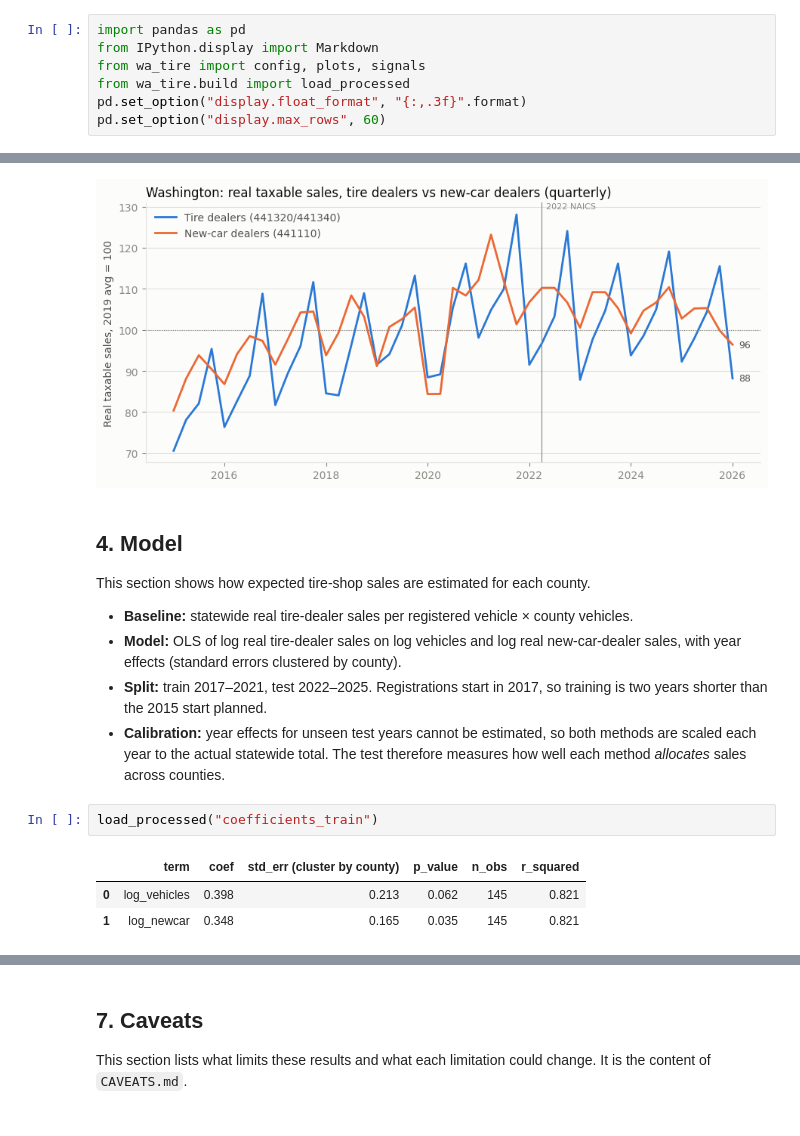
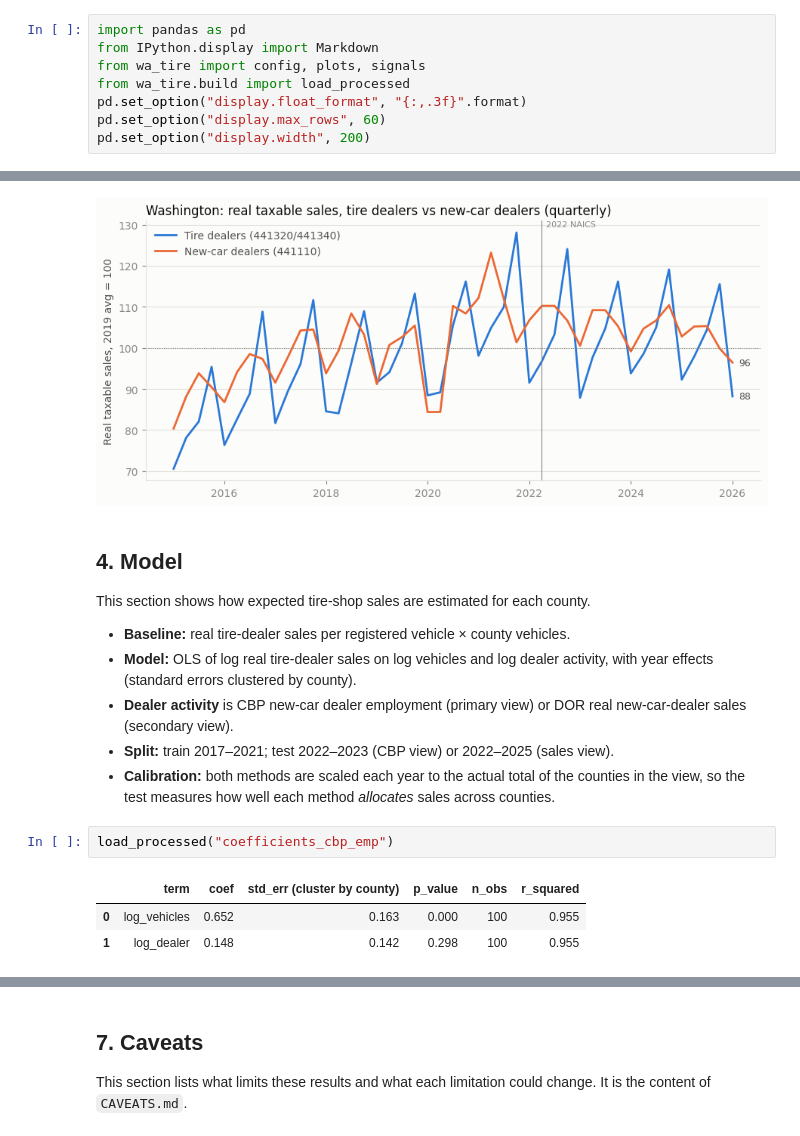
Before and after one commit to gisaf22/wa-tire-market-opportunity, a Jupyter notebook: notebooks/wa_tire_opportunity.ipynb, the cells around one changed output, grey strips where cells are left out. Drawn from its saved outputs; the diff is of its cells as text.

```diff
--- a/notebooks/wa_tire_opportunity.ipynb
+++ b/notebooks/wa_tire_opportunity.ipynb
@@ -17,6 +17,7 @@ from wa_tire import config, plots, signals
 from wa_tire.build import load_processed
 pd.set_option("display.float_format", "{:,.3f}".format)
 pd.set_option("display.max_rows", 60)
+pd.set_option("display.width", 200)
 # %% [markdown]
 ## 2. Data
 
@@ -62,13 +63,14 @@ plots.statewide_index(cq);
 
 This section shows how expected tire-shop sales are estimated for each county.
 
-- **Baseline:** statewide real tire-dealer sales per registered vehicle × county vehicles.
-- **Model:** OLS of log real tire-dealer sales on log vehicles and log real new-car-dealer sales, with year effects (standard errors clustered by county).
-- **Split:** train 2017–2021, test 2022–2025. Registrations start in 2017, so training is two years shorter than the 2015 start planned.
-- **Calibration:** year effects for unseen test years cannot be estimated, so both methods are scaled each year to the actual statewide total. The test therefore measures how well each method *allocates* sales across counties.
+- **Baseline:** real tire-dealer sales per registered vehicle × county vehicles.
+- **Model:** OLS of log real tire-dealer sales on log vehicles and log dealer activity, with year effects (standard errors clustered by county).
+- **Dealer activity** is CBP new-car dealer employment (primary view) or DOR real new-car-dealer sales (secondary view).
+- **Split:** train 2017–2021; test 2022–2023 (CBP view) or 2022–2025 (sales view).
+- **Calibration:** both methods are scaled each year to the actual total of the counties in the view, so the test measures how well each method *allocates* sales across counties.
 # %%
-load_processed("coefficients_train")
+load_processed("coefficients_cbp_emp")
 # %% [output]
 |  | term | coef | std_err (cluster by county) | p_value | n_obs | r_squared |
-| 0 | log_vehicles | 0.398 | 0.213 | 0.062 | 145 | 0.821 |
-| 1 | log_newcar | 0.348 | 0.165 | 0.035 | 145 | 0.821 |
+| 0 | log_vehicles | 0.652 | 0.163 | 0.000 | 100 | 0.955 |
+| 1 | log_dealer | 0.148 | 0.142 | 0.298 | 100 | 0.955 |
```
Also changed, not shown: parts of 24 cells of this notebook, 30 other files.
